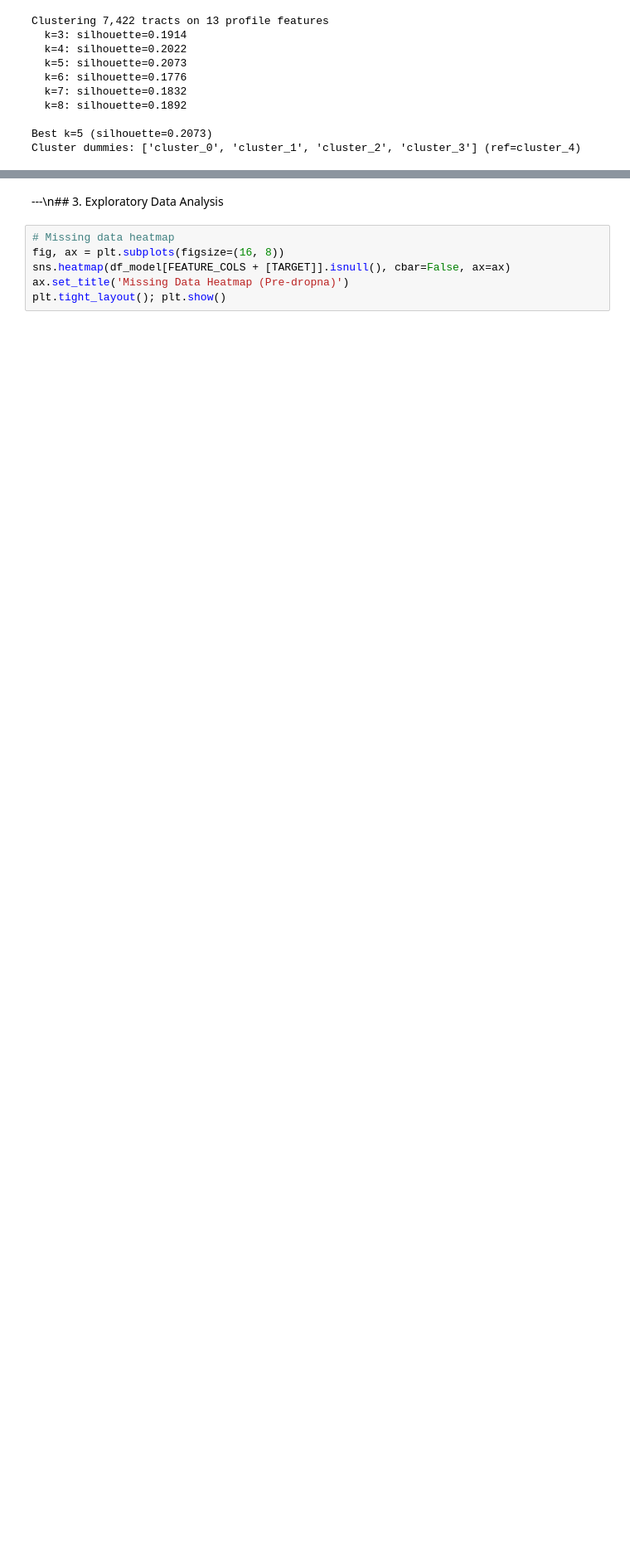
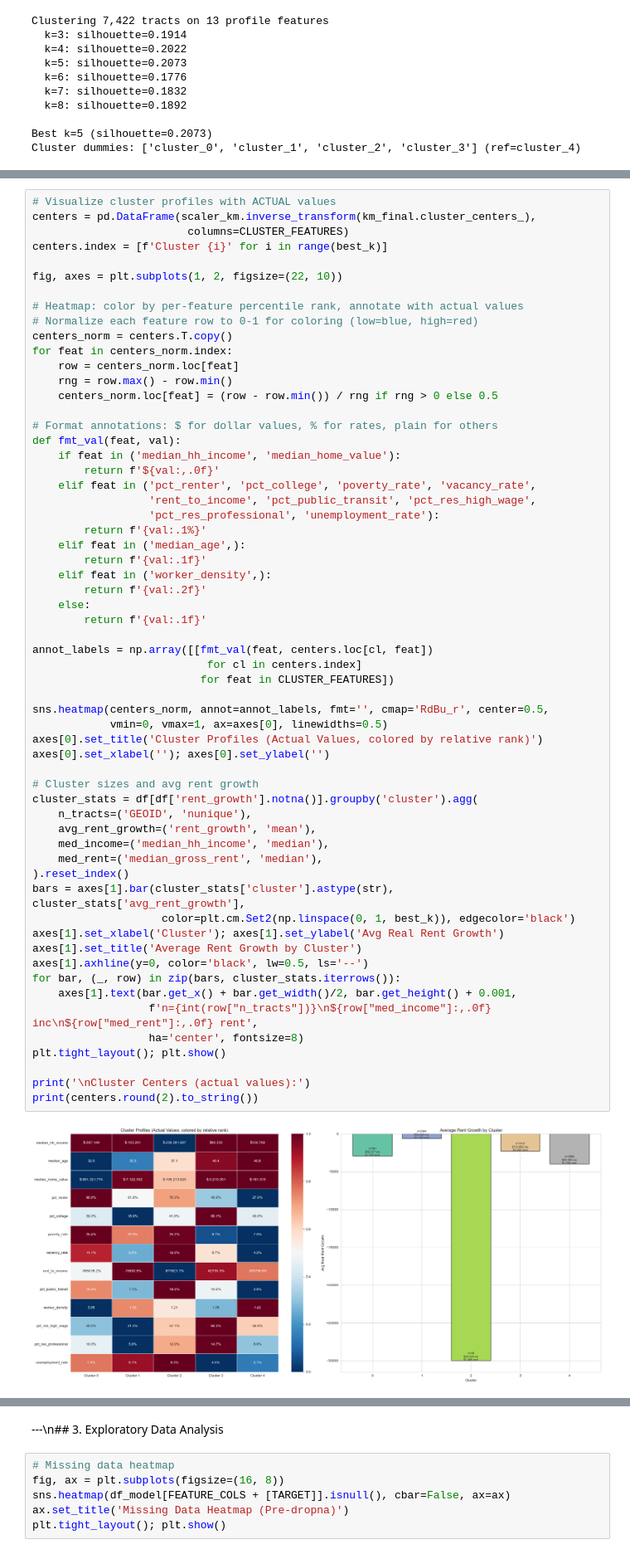
Before and after one commit to jonathanlng02/rent-growth-backtesting, a Jupyter notebook: rent_growth_analysis.ipynb, the cells around one changed output, grey strips where cells are left out. Shown at 83% size. Saved outputs shown, nothing was run; the diff lists cells and outputs as text; blank space fills up the shorter version.

```diff
--- a/rent_growth_analysis.ipynb
+++ b/rent_growth_analysis.ipynb
@@ -482,0 +442,62 @@ Cluster 4          100769.4        40.8          -161315.2         0.3
+# %%
+# Visualize cluster profiles with ACTUAL values
+centers = pd.DataFrame(scaler_km.inverse_transform(km_final.cluster_centers_),
+                        columns=CLUSTER_FEATURES)
+centers.index = [f'Cluster {i}' for i in range(best_k)]
+
+fig, axes = plt.subplots(1, 2, figsize=(22, 10))
+
+# Heatmap: color by per-feature percentile rank, annotate with actual values
+# Normalize each feature row to 0-1 for coloring (low=blue, high=red)
+centers_norm = centers.T.copy()
+for feat in centers_norm.index:
+    row = centers_norm.loc[feat]
+    rng = row.max() - row.min()
+    centers_norm.loc[feat] = (row - row.min()) / rng if rng > 0 else 0.5
+
+# Format annotations: $ for dollar values, % for rates, plain for others
+def fmt_val(feat, val):
+    if feat in ('median_hh_income', 'median_home_value'):
+        return f'${val:,.0f}'
+    elif feat in ('pct_renter', 'pct_college', 'poverty_rate', 'vacancy_rate',
+                  'rent_to_income', 'pct_public_transit', 'pct_res_high_wage',
+                  'pct_res_professional', 'unemployment_rate'):
+        return f'{val:.1%}'
+    elif feat in ('median_age',):
+        return f'{val:.1f}'
+    elif feat in ('worker_density',):
+        return f'{val:.2f}'
+    else:
+        return f'{val:.1f}'
+
+annot_labels = np.array([[fmt_val(feat, centers.loc[cl, feat])
+                           for cl in centers.index]
+                          for feat in CLUSTER_FEATURES])
+
+sns.heatmap(centers_norm, annot=annot_labels, fmt='', cmap='RdBu_r', center=0.5,
+            vmin=0, vmax=1, ax=axes[0], linewidths=0.5)
+axes[0].set_title('Cluster Profiles (Actual Values, colored by relative rank)')
+axes[0].set_xlabel(''); axes[0].set_ylabel('')
+
+# Cluster sizes and avg rent growth
+cluster_stats = df[df['rent_growth'].notna()].groupby('cluster').agg(
+    n_tracts=('GEOID', 'nunique'),
+    avg_rent_growth=('rent_growth', 'mean'),
+    med_income=('median_hh_income', 'median'),
+    med_rent=('median_gross_rent', 'median'),
+).reset_index()
+bars = axes[1].bar(cluster_stats['cluster'].astype(str), cluster_stats['avg_rent_growth'],
+                    color=plt.cm.Set2(np.linspace(0, 1, best_k)), edgecolor='black')
+axes[1].set_xlabel('Cluster'); axes[1].set_ylabel('Avg Real Rent Growth')
+axes[1].set_title('Average Rent Growth by Cluster')
+axes[1].axhline(y=0, color='black', lw=0.5, ls='--')
+for bar, (_, row) in zip(bars, cluster_stats.iterrows()):
+    axes[1].text(bar.get_x() + bar.get_width()/2, bar.get_height() + 0.001,
+                  f'n={int(row["n_tracts"])}\n${row["med_income"]:,.0f} inc\n${row["med_rent"]:,.0f} rent',
+                  ha='center', fontsize=8)
+plt.tight_layout(); plt.show()
+
+print('\nCluster Centers (actual values):')
+print(centers.round(2).to_string())
+# %% [output]
+[figure, added]
```
Also changed, not shown: parts of 3 cells of this notebook, 1 other file.
